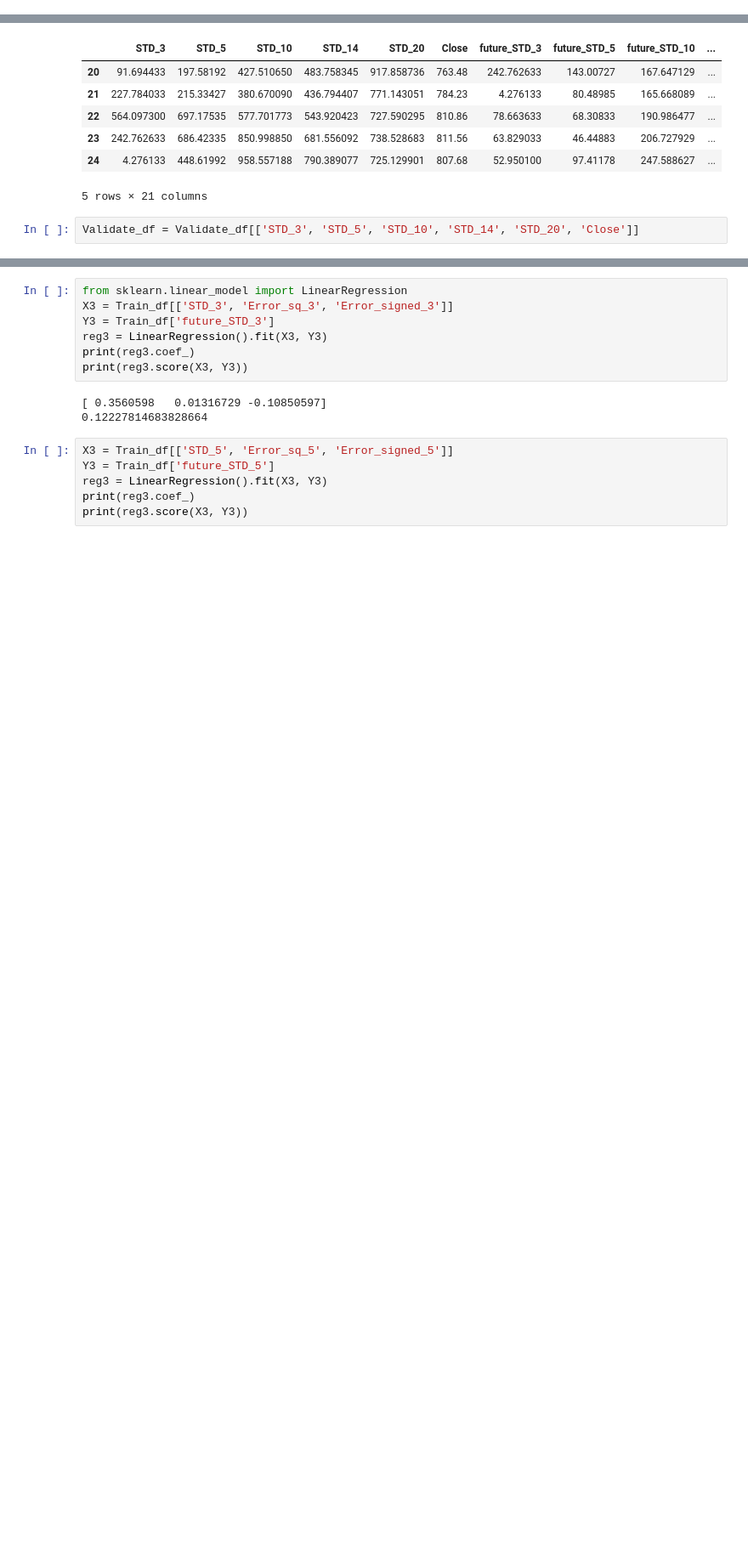
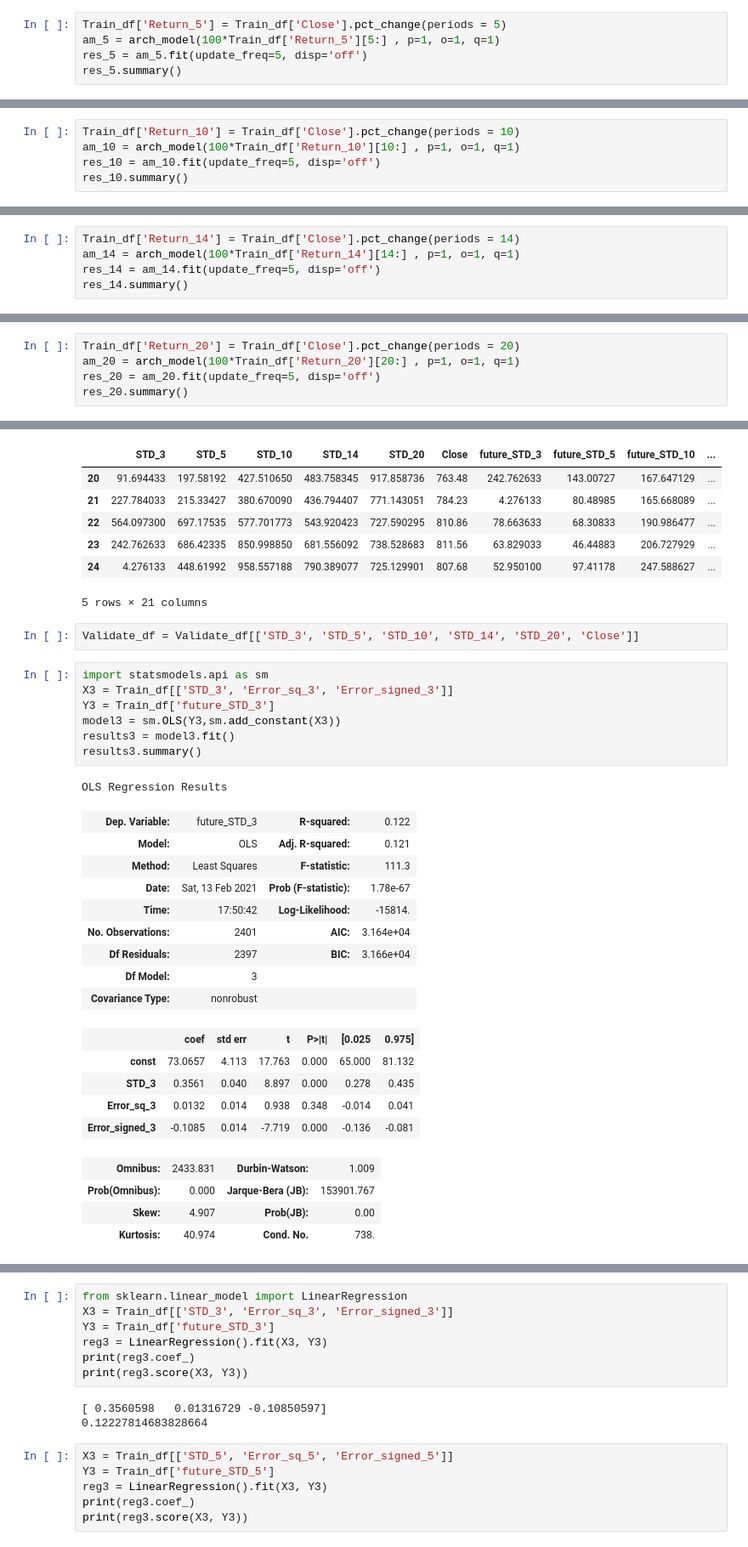
Before and after one commit to GoodDee/Seminar_Project_EE439, a Jupyter notebook: Model_V0_Part4.ipynb, the cells around one changed output, grey strips where cells are left out. Shown at 85% size. Cells and saved outputs as stored; diff of their text form; blank space fills up the shorter version.

```diff
--- a/Model_V0_Part4.ipynb
+++ b/Model_V0_Part4.ipynb
@@ -33,0 +80,5 @@ Train_df.head()
+# %%
+Train_df['Return_5'] = Train_df['Close'].pct_change(periods = 5)
+am_5 = arch_model(100*Train_df['Return_5'][5:] , p=1, o=1, q=1)
+res_5 = am_5.fit(update_freq=5, disp='off')
+res_5.summary()
@@ -33,0 +105,5 @@ Train_df.head()
+# %%
+Train_df['Return_10'] = Train_df['Close'].pct_change(periods = 10)
+am_10 = arch_model(100*Train_df['Return_10'][10:] , p=1, o=1, q=1)
+res_10 = am_10.fit(update_freq=5, disp='off')
+res_10.summary()
@@ -33,0 +130,5 @@ Train_df.head()
+# %%
+Train_df['Return_14'] = Train_df['Close'].pct_change(periods = 14)
+am_14 = arch_model(100*Train_df['Return_14'][14:] , p=1, o=1, q=1)
+res_14 = am_14.fit(update_freq=5, disp='off')
+res_14.summary()
@@ -33,0 +155,5 @@ Train_df.head()
+# %%
+Train_df['Return_20'] = Train_df['Close'].pct_change(periods = 20)
+am_20 = arch_model(100*Train_df['Return_20'][20:] , p=1, o=1, q=1)
+res_20 = am_20.fit(update_freq=5, disp='off')
+res_20.summary()
@@ -130,3 +285,30 @@ Train_df.head()
 5 rows × 21 columns
 # %%
 Validate_df = Validate_df[['STD_3', 'STD_5', 'STD_10', 'STD_14', 'STD_20', 'Close']]
+# %%
+import statsmodels.api as sm
+X3 = Train_df[['STD_3', 'Error_sq_3', 'Error_signed_3']]
+Y3 = Train_df['future_STD_3']
+model3 = sm.OLS(Y3,sm.add_constant(X3))
+results3 = model3.fit()
+results3.summary()
+# %% [output]
+OLS Regression Results
+| Dep. Variable: | future_STD_3 | R-squared: | 0.122 |
+| Model: | OLS | Adj. R-squared: | 0.121 |
+| Method: | Least Squares | F-statistic: | 111.3 |
+| Date: | Sat, 13 Feb 2021 | Prob (F-statistic): | 1.78e-67 |
+| Time: | 17:50:42 | Log-Likelihood: | -15814. |
+| No. Observations: | 2401 | AIC: | 3.164e+04 |
+| Df Residuals: | 2397 | BIC: | 3.166e+04 |
+| Df Model: | 3 |  |  |
+| Covariance Type: | nonrobust |  |  |
+|  | coef | std err | t | P>|t| | [0.025 | 0.975] |
+| const | 73.0657 | 4.113 | 17.763 | 0.000 | 65.000 | 81.132 |
+| STD_3 | 0.3561 | 0.040 | 8.897 | 0.000 | 0.278 | 0.435 |
+| Error_sq_3 | 0.0132 | 0.014 | 0.938 | 0.348 | -0.014 | 0.041 |
+| Error_signed_3 | -0.1085 | 0.014 | -7.719 | 0.000 | -0.136 | -0.081 |
+| Omnibus: | 2433.831 | Durbin-Watson: | 1.009 |
+| Prob(Omnibus): | 0.000 | Jarque-Bera (JB): | 153901.767 |
+| Skew: | 4.907 | Prob(JB): | 0.00 |
+| Kurtosis: | 40.974 | Cond. No. | 738. |
```
Also changed, not shown: parts of 13 cells of this notebook, 2 other files.
